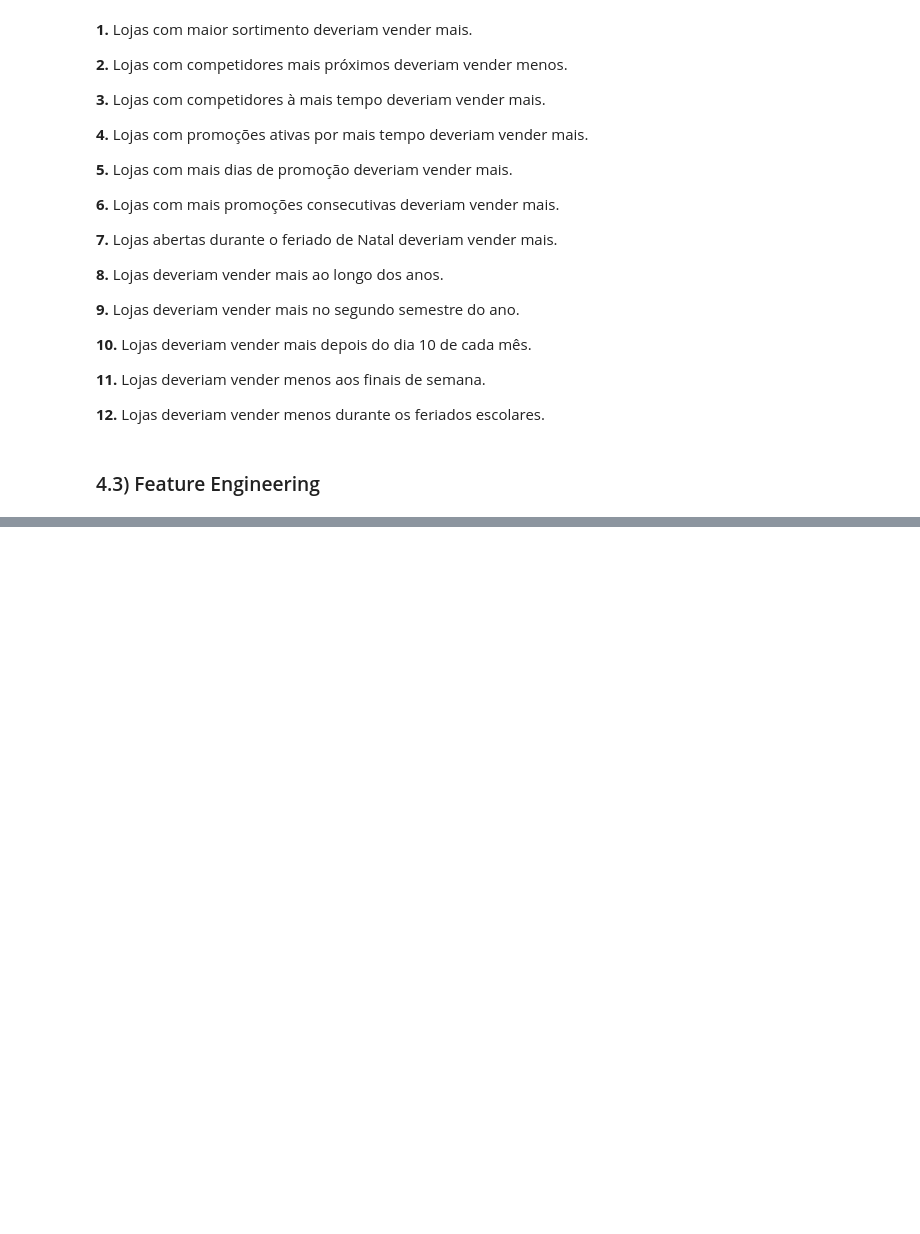
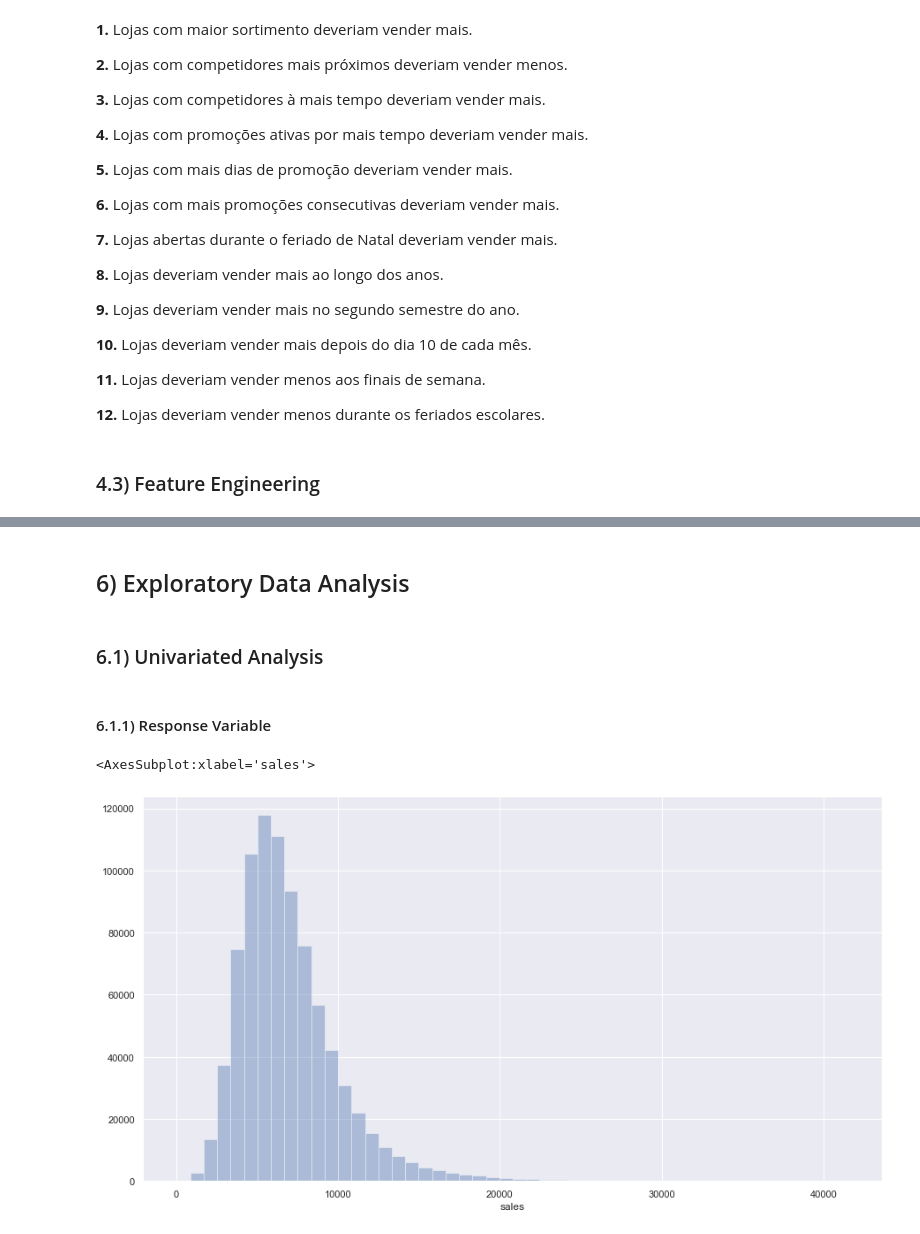
Before and after one commit to jaohenritm/Rossman, a Jupyter notebook: store_sales_prediction.ipynb, the cells around one changed output, grey strips where cells are left out. Cells and saved outputs as stored; diff of their text form; code cells hidden in the pictures; blank space fills up the shorter version.

```diff
--- a/store_sales_prediction.ipynb
+++ b/store_sales_prediction.ipynb
@@ -359,0 +355,2 @@ Name: state_holiday, Length: 1017209, dtype: object
+# %%
+df3 = df2
@@ -359,0 +369,2 @@ Name: state_holiday, Length: 1017209, dtype: object
+# %%
+df3 = df3[(df3['open'] != 0) & (df3['sales'] > 0)]
@@ -359,0 +373,16 @@ Name: state_holiday, Length: 1017209, dtype: object
+# %%
+cols_drop = ['customers', 'open', 'promo_interval', 'month_map']
+df3 = df3.drop(cols_drop, axis=1)
+# %% [markdown]
+## 6) Exploratory Data Analysis
+# %%
+df4 = df3
+# %% [markdown]
+### 6.1) Univariated Analysis
+# %% [markdown]
+#### 6.1.1) Response Variable
+# %%
+sns.distplot(df4['sales'], kde=False)
+# %% [output]
+<AxesSubplot:xlabel='sales'>
+[figure, added]
```
Also changed, not shown: parts of 25 cells of this notebook.
